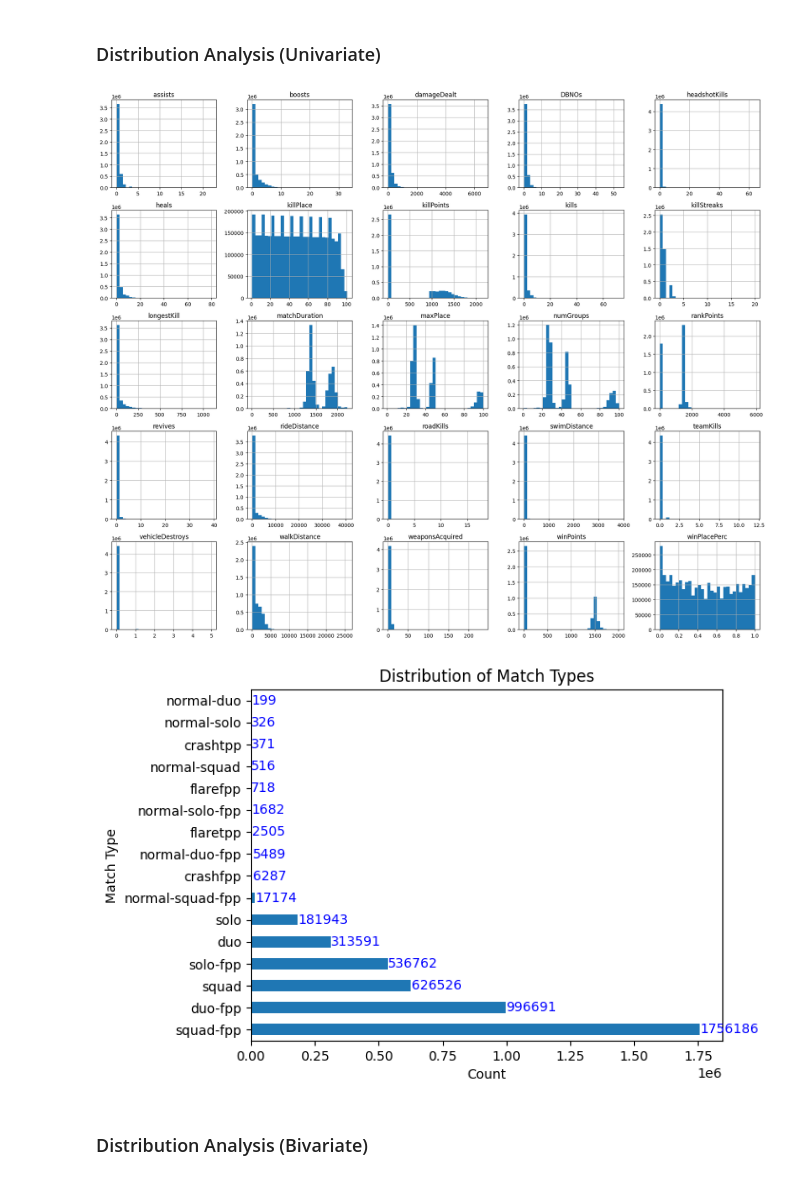
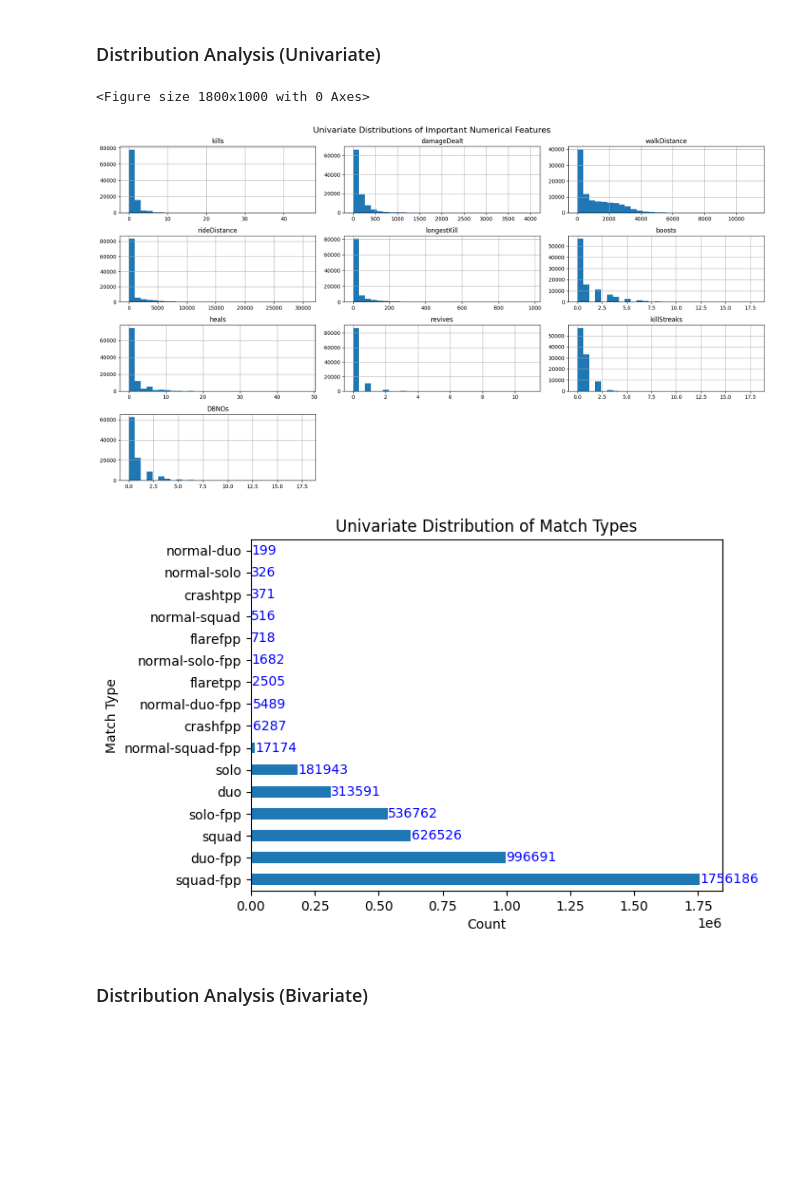
Before and after one commit to dganesh05/project-3, a Jupyter notebook: project-revised.ipynb, the cells around one changed output. Drawn from its saved outputs; the diff is of its cells as text; code cells hidden in the pictures; blank space fills up the shorter version.

```diff
--- a/project-revised.ipynb
+++ b/project-revised.ipynb
@@ -155,22 +156,26 @@ corr_with_target = corr['winPlacePerc'].drop('winPlacePerc').sort_values(key=abs
 # %% [markdown]
 ### Distribution Analysis (Univariate)
 # %%
-num_cols = df.select_dtypes(include='number').columns
-df[num_cols].hist(figsize=(18, 15), bins=30)
+important_cols = ['kills','damageDealt','walkDistance','rideDistance','longestKill',
+                  'boosts','heals','revives','killStreaks','DBNOs']
+plt.figure(figsize=(18,10))
+df.sample(100000, random_state=random_state)[important_cols].hist(figsize=(18,10), bins=30)
+plt.suptitle('Univariate Distributions of Important Numerical Features', fontsize=16)
 plt.tight_layout()
 plt.show()
 # %% [output]
+<Figure size 1800x1000 with 0 Axes>
-[figure, old version]
+[figure, new version]
 # %%
 df['matchType'].value_counts().plot(kind='barh')
 for i, v in enumerate(df['matchType'].value_counts()):
     plt.text(v + 1000, i, str(v), color='blue', va='center')
 plt.xlabel('Count')
 plt.ylabel('Match Type')
-plt.title('Distribution of Match Types')
+plt.title('Univariate Distribution of Match Types')
 plt.show()
 # %% [output]
-[figure, old version]
+[figure, new version]
 # %% [markdown]
 ### Distribution Analysis (Bivariate)
 # %%
```
Also changed, not shown: parts of 15 cells of this notebook, 1 other file.
